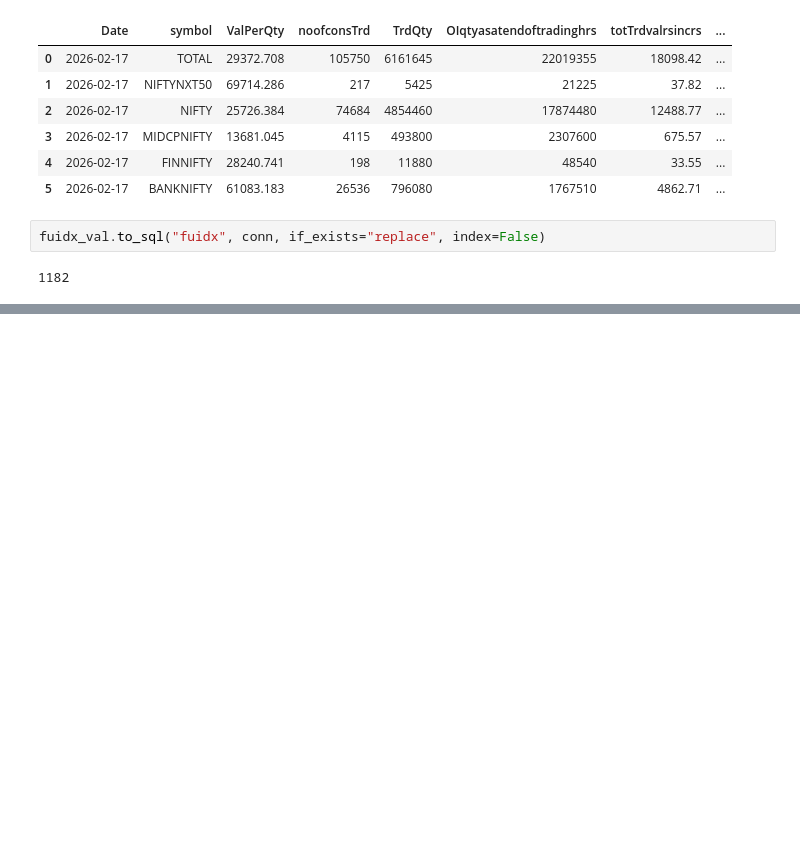
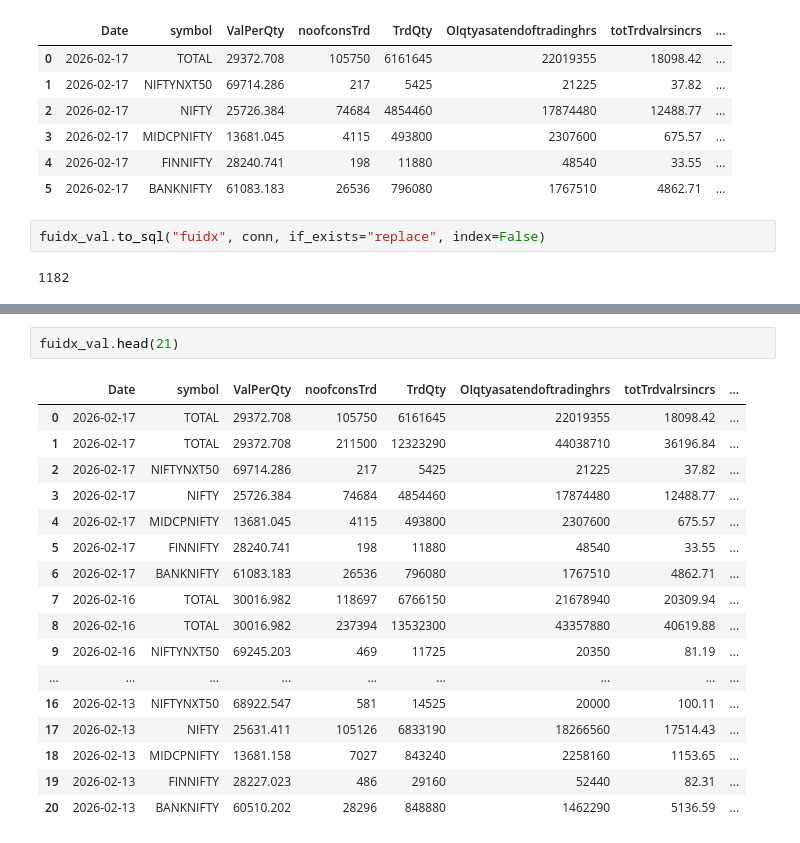
Before and after one commit to shailsun28/stockshortlisting, a Jupyter notebook: Untitled1.ipynb, the cells around one changed output, grey strips where cells are left out. Drawn from its saved outputs; the diff is of its cells as text; blank space fills up the shorter version.

```diff
--- a/Untitled1.ipynb
+++ b/Untitled1.ipynb
@@ -634,0 +833,20 @@ fuidx_val.to_sql("fuidx", conn, if_exists="replace", index=False)
+# %%
+fuidx_val.head(21)
+# %% [output]
+|  | Date | symbol | ValPerQty | noofconsTrd | TrdQty | OIqtyasatendoftradinghrs | totTrdvalrsincrs | ... |
+| 0 | 2026-02-17 | TOTAL | 29372.708 | 105750 | 6161645 | 22019355 | 18098.42 | ... |
+| 1 | 2026-02-17 | TOTAL | 29372.708 | 211500 | 12323290 | 44038710 | 36196.84 | ... |
+| 2 | 2026-02-17 | NIFTYNXT50 | 69714.286 | 217 | 5425 | 21225 | 37.82 | ... |
+| 3 | 2026-02-17 | NIFTY | 25726.384 | 74684 | 4854460 | 17874480 | 12488.77 | ... |
+| 4 | 2026-02-17 | MIDCPNIFTY | 13681.045 | 4115 | 493800 | 2307600 | 675.57 | ... |
+| 5 | 2026-02-17 | FINNIFTY | 28240.741 | 198 | 11880 | 48540 | 33.55 | ... |
+| 6 | 2026-02-17 | BANKNIFTY | 61083.183 | 26536 | 796080 | 1767510 | 4862.71 | ... |
+| 7 | 2026-02-16 | TOTAL | 30016.982 | 118697 | 6766150 | 21678940 | 20309.94 | ... |
+| 8 | 2026-02-16 | TOTAL | 30016.982 | 237394 | 13532300 | 43357880 | 40619.88 | ... |
+| 9 | 2026-02-16 | NIFTYNXT50 | 69245.203 | 469 | 11725 | 20350 | 81.19 | ... |
+| ... | ... | ... | ... | ... | ... | ... | ... | ... |
+| 16 | 2026-02-13 | NIFTYNXT50 | 68922.547 | 581 | 14525 | 20000 | 100.11 | ... |
+| 17 | 2026-02-13 | NIFTY | 25631.411 | 105126 | 6833190 | 18266560 | 17514.43 | ... |
+| 18 | 2026-02-13 | MIDCPNIFTY | 13681.158 | 7027 | 843240 | 2258160 | 1153.65 | ... |
+| 19 | 2026-02-13 | FINNIFTY | 28227.023 | 486 | 29160 | 52440 | 82.31 | ... |
+| 20 | 2026-02-13 | BANKNIFTY | 60510.202 | 28296 | 848880 | 1462290 | 5136.59 | ... |
```
Also changed, not shown: parts of 2 cells of this notebook, 1 other file.
